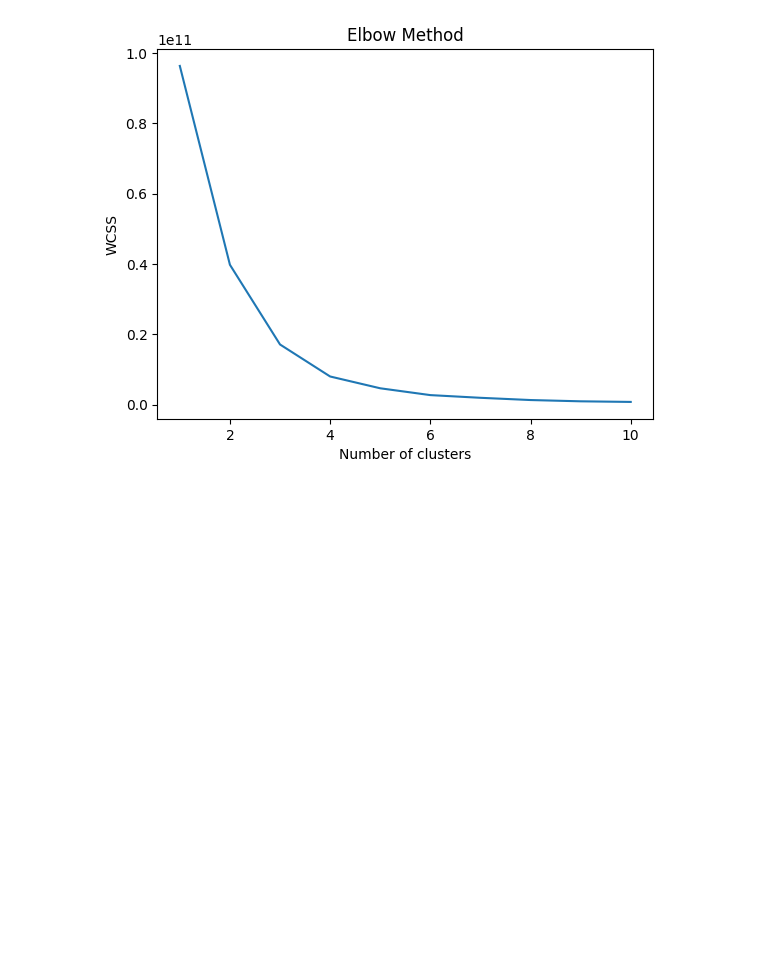
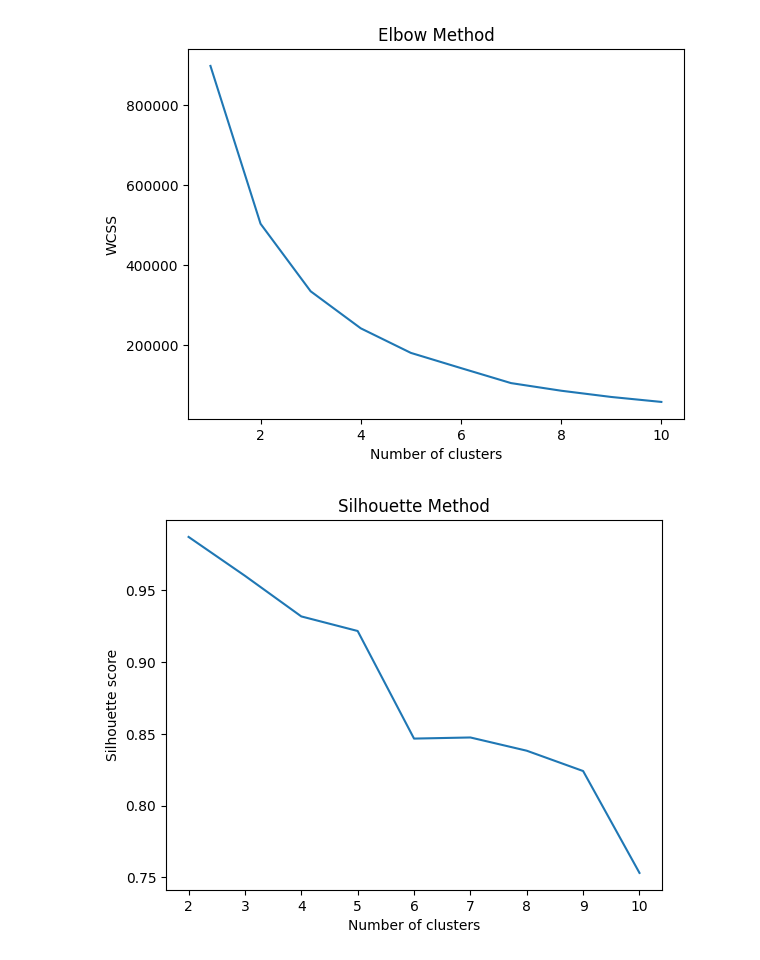
Before and after one commit to mederickg/StackOverflowProj, a Jupyter notebook: data-analysis.ipynb, the cells around one changed output. Cells and saved outputs as stored; diff of their text form; code cells hidden in the pictures; blank space fills up the shorter version.

```diff
--- a/data-analysis.ipynb
+++ b/data-analysis.ipynb
@@ -89,0 +15,24 @@ users_df[users_df["Reputation"] == 234218]
+# %%
+postHistory_df = pd.read_csv("data/PostHistory.csv")
+postHistory_df.drop(["ContentLicense", "AcceptedAnswerId", "OwnerDisplayName", "CommunityOwnedDate", "ParentId", "ClosedDate", "LastActivityDate", "LastEditDate", "LastEditorDisplayName", "LastEditorUserId", "CreationDate", "DeletionDate", "FavoriteCount"], inplace=True, axis=1)
+
+# drop random line with str
+postHistory_df.drop(postHistory_df[postHistory_df["OwnerUserId"] == "OwnerUserId"].index, inplace=True)
+
+# limitaiton: ViewCount NaN's converted to 0
+postHistory_df["ViewCount"].fillna(0, inplace=True)
+postHistory_df["Title"].fillna("", inplace=True)
+postHistory_df["Tags"].fillna("", inplace=True)
+postHistory_df["AnswerCount"].fillna(0, inplace=True)
+postHistory_df["Body"].fillna('', inplace=True)
+
+# get rid of escape characters and html tags
+postHistory_df["Title"] = postHistory_df["Title"].apply(html.unescape)
+postHistory_df["Body"] = postHistory_df["Body"].apply(html.unescape)
+postHistory_df["Body"] = postHistory_df["Body"].replace(r"<[^>]+>", ' ', regex=True)
+
+# make tags an array
+def extract_tags(tags_string): return tags_string.strip().strip("<>").split("><")
+postHistory_df["Tags"] = postHistory_df["Tags"].apply(extract_tags)
+
+postHistory_df.head(4)
@@ -90,24 +84,41 @@ users_df[users_df["Reputation"] == 234218]
 # %%
 import pandas as pd
 from sklearn.cluster import KMeans
 import matplotlib.pyplot as plt
 import numpy as np
+from sklearn.metrics import silhouette_score
 
-X = users_df[["Reputation", "NumPosts"]].values
+data = users_df[["AvgQuestionScore", "AvgAnswerScore"]].values # "AvgQuestionScore", "AvgAnswerScore"
 
+# Determine the optimal number of clusters using the elbow method
 wcss = []
 for i in range(1, 11):
     kmeans = KMeans(n_clusters=i, init='k-means++', max_iter=300, n_init=10, random_state=0)
-    kmeans.fit(X)
+    kmeans.fit(data)
     wcss.append(kmeans.inertia_)
 
 plt.plot(range(1, 11), wcss)
 plt.title('Elbow Method')
 plt.xlabel('Number of clusters')
 plt.ylabel('WCSS')
 plt.show()
+
+# Use the silhouette method to validate the elbow method
+silhouette_scores = []
+for i in range(2, 11):
+    kmeans = KMeans(n_clusters=i, init='k-means++', max_iter=300, n_init=10, random_state=0)
+    kmeans.fit(data)
+    score = silhouette_score(data, kmeans.labels_, metric='euclidean')
+    silhouette_scores.append(score)
+
+plt.plot(range(2, 11), silhouette_scores)
+plt.title('Silhouette Method')
+plt.xlabel('Number of clusters')
+plt.ylabel('Silhouette score')
+plt.show()
 # %% [output]
-[figure, old version]
+[figure, new version]
+[figure, added]
 # %%
 from sklearn.cluster import KMeans
 import matplotlib.pyplot as plt
```
Also changed, not shown: parts of 11 cells of this notebook, 4 other files.
